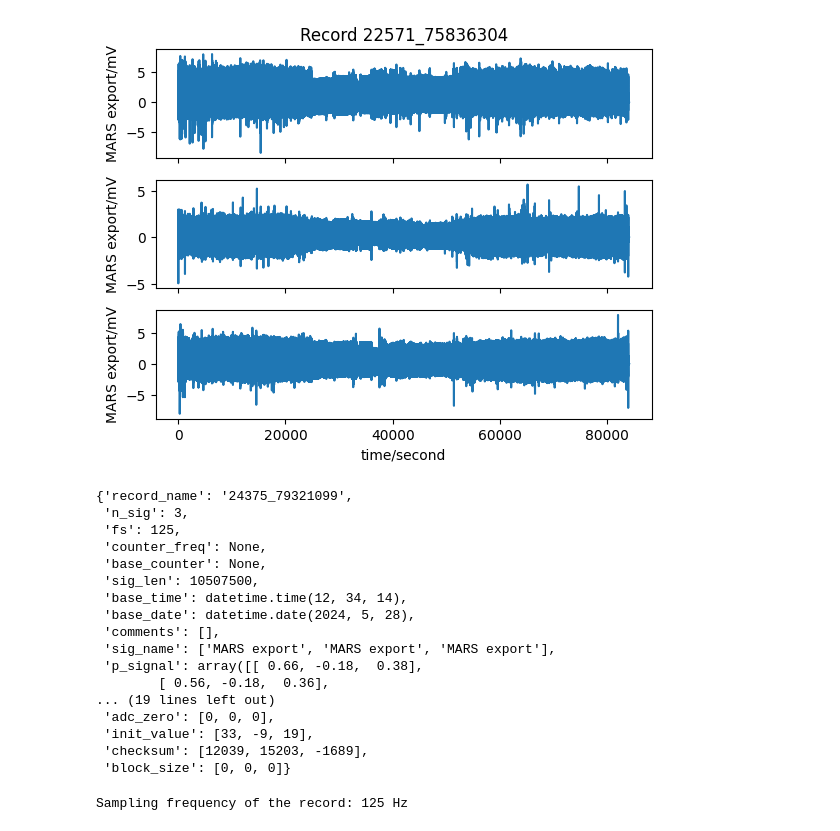
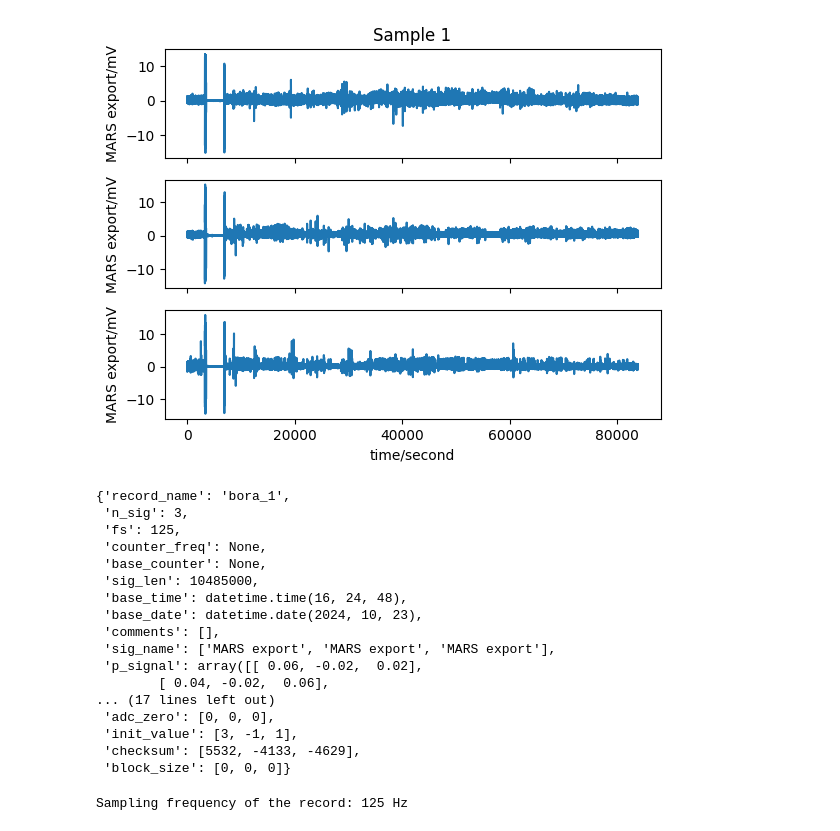
Before and after one commit to devguno/CDM, a Jupyter notebook: Holter/data sample.ipynb, the cells around one changed output. Saved outputs shown, nothing was run; the diff lists cells and outputs as text; code cells hidden in the pictures.

```diff
--- a/Holter/data sample.ipynb
+++ b/Holter/data sample.ipynb
@@ -4,10 +4,10 @@ import pandas as pd
 import matplotlib.pyplot as plt
 
 # 레코드를 읽기
-record = wfdb.rdrecord('C:\\Users\\SNUH\\Desktop\\annotation\\202406_14_78310678')
+record = wfdb.rdrecord(r'D:\extract\bora_2')
 #record = wfdb.rdrecord('d:\\eee\\22571_75836304')
 record
 
 # 해당 레코드의 플롯 그리기
-wfdb.plot.plot_wfdb(record=record, title='Record 202406_14_78310678')
+wfdb.plot.plot_wfdb(record=record, title='Record 2')
 # %% [output]
@@ -57,24 +54,24 @@ R-R Intervals (in seconds): [2.4000e-01 2.2400e-01 2.2400e-01 ... 8.8000e-02 3.2
 # %%
-wfdb.plot_wfdb(record=record, title='Record 22571_75836304')
+wfdb.plot_wfdb(record=record, title='Sample 1')
 display(record.__dict__)
 # %% [output]
-[figure, old version]
+[figure, new version]
-{'record_name': '24375_79321099',
+{'record_name': 'bora_1',
  'n_sig': 3,
  'fs': 125,
  'counter_freq': None,
  'base_counter': None,
- 'sig_len': 10507500,
- 'base_time': datetime.time(12, 34, 14),
- 'base_date': datetime.date(2024, 5, 28),
+ 'sig_len': 10485000,
+ 'base_time': datetime.time(16, 24, 48),
+ 'base_date': datetime.date(2024, 10, 23),
  'comments': [],
  'sig_name': ['MARS export', 'MARS export', 'MARS export'],
- 'p_signal': array([[ 0.66, -0.18,  0.38],
-        [ 0.56, -0.18,  0.36],
-... (19 lines left out)
+ 'p_signal': array([[ 0.06, -0.02,  0.02],
+        [ 0.04, -0.02,  0.06],
+... (17 lines left out)
  'adc_zero': [0, 0, 0],
- 'init_value': [33, -9, 19],
- 'checksum': [12039, 15203, -1689],
+ 'init_value': [3, -1, 1],
+ 'checksum': [5532, -4133, -4629],
  'block_size': [0, 0, 0]}
 # %%
 # 샘플링 주파수 출력
```
Also changed, not shown: parts of 2 cells of this notebook.
